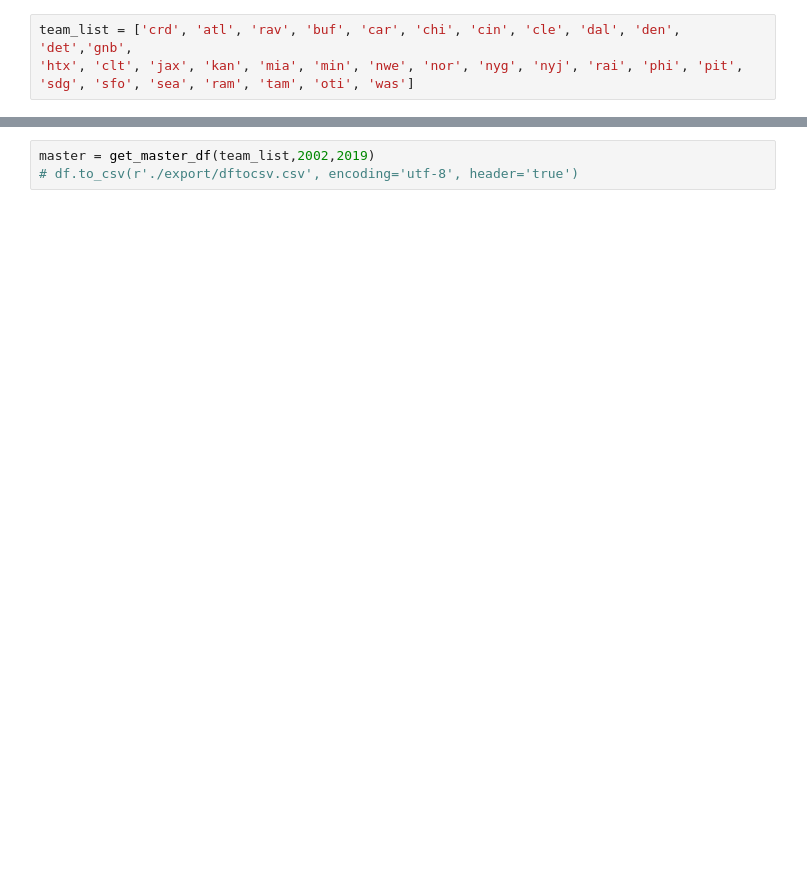
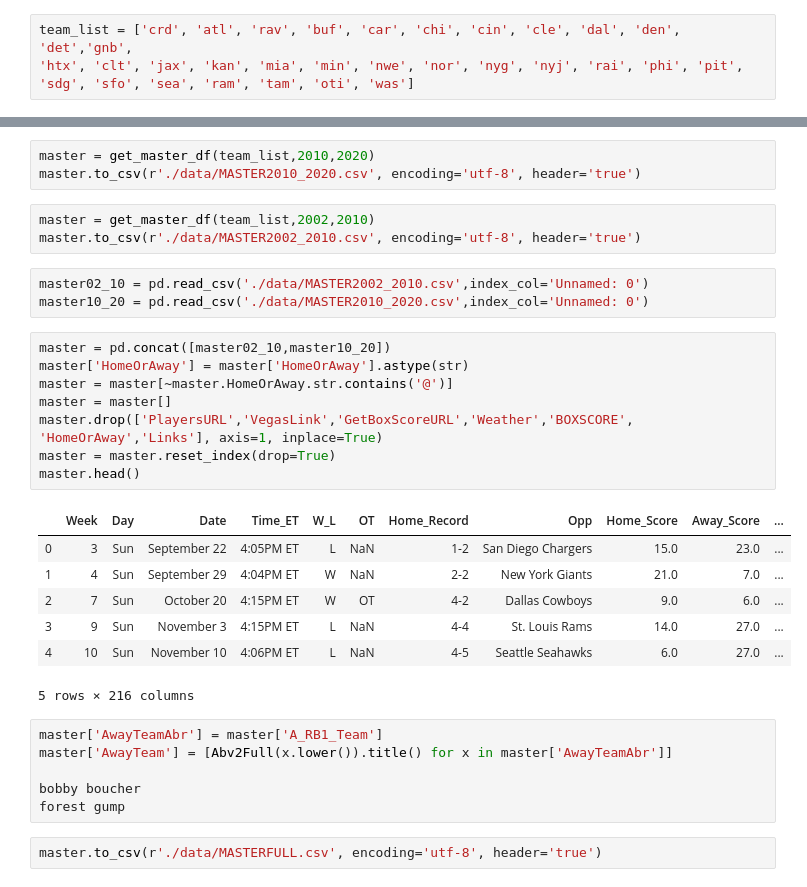
Before and after one commit to jmurray305/Swami, a Jupyter notebook: NFLStats2.ipynb, the cells around one changed output, grey strips where cells are left out. Cells and saved outputs as stored; diff of their text form; blank space fills up the shorter version.

```diff
--- a/NFLStats2.ipynb
+++ b/NFLStats2.ipynb
@@ -295,4 +541,34 @@ def get_master_df(teamList, startyear, endyear):
     return masterdf
+# %%
+master = get_master_df(team_list,2010,2020)
+master.to_csv(r'./data/MASTER2010_2020.csv', encoding='utf-8', header='true')
 # %%
-master = get_master_df(team_list,2002,2019)
-# df.to_csv(r'./export/dftocsv.csv', encoding='utf-8', header='true')
+master = get_master_df(team_list,2002,2010)
+master.to_csv(r'./data/MASTER2002_2010.csv', encoding='utf-8', header='true')
+# %%
+master02_10 = pd.read_csv('./data/MASTER2002_2010.csv',index_col='Unnamed: 0')
+master10_20 = pd.read_csv('./data/MASTER2010_2020.csv',index_col='Unnamed: 0')
+# %%
+master = pd.concat([master02_10,master10_20])
+master['HomeOrAway'] = master['HomeOrAway'].astype(str)
+master = master[~master.HomeOrAway.str.contains('@')]
+master = master[]
+master.drop(['PlayersURL','VegasLink','GetBoxScoreURL','Weather','BOXSCORE', 'HomeOrAway','Links'], axis=1, inplace=True)
+master = master.reset_index(drop=True)
+master.head()
+# %% [output]
+|  | Week | Day | Date | Time_ET | W_L | OT | Home_Record | Opp | Home_Score | Away_Score | ... |
+| 0 | 3 | Sun | September 22 | 4:05PM ET | L | NaN | 1-2 | San Diego Chargers | 15.0 | 23.0 | ... |
+| 1 | 4 | Sun | September 29 | 4:04PM ET | W | NaN | 2-2 | New York Giants | 21.0 | 7.0 | ... |
+| 2 | 7 | Sun | October 20 | 4:15PM ET | W | OT | 4-2 | Dallas Cowboys | 9.0 | 6.0 | ... |
+| 3 | 9 | Sun | November 3 | 4:15PM ET | L | NaN | 4-4 | St. Louis Rams | 14.0 | 27.0 | ... |
+| 4 | 10 | Sun | November 10 | 4:06PM ET | L | NaN | 4-5 | Seattle Seahawks | 6.0 | 27.0 | ... |
+5 rows × 216 columns
+# %%
+master['AwayTeamAbr'] = master['A_RB1_Team']
+master['AwayTeam'] = [Abv2Full(x.lower()).title() for x in master['AwayTeamAbr']]
+
+bobby boucher
+forest gump
+# %%
+master.to_csv(r'./data/MASTERFULL.csv', encoding='utf-8', header='true')
```
Also changed, not shown: parts of 18 cells of this notebook, 8 other files.
